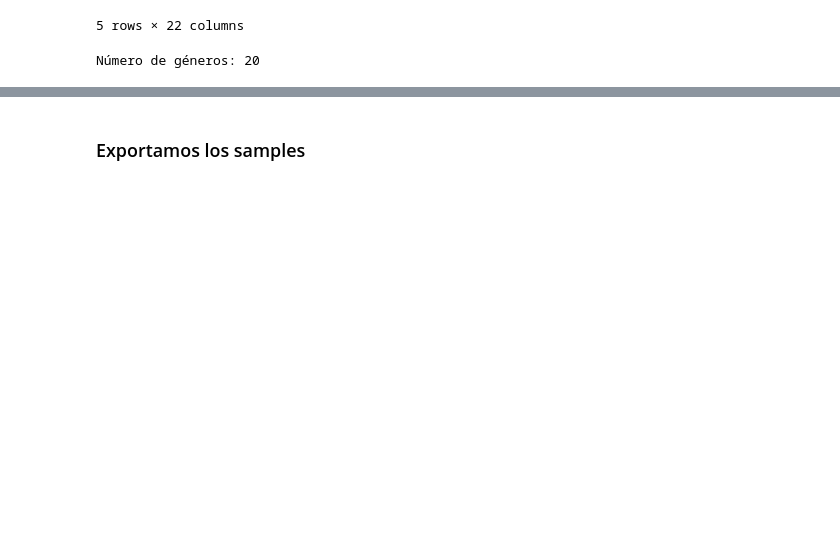
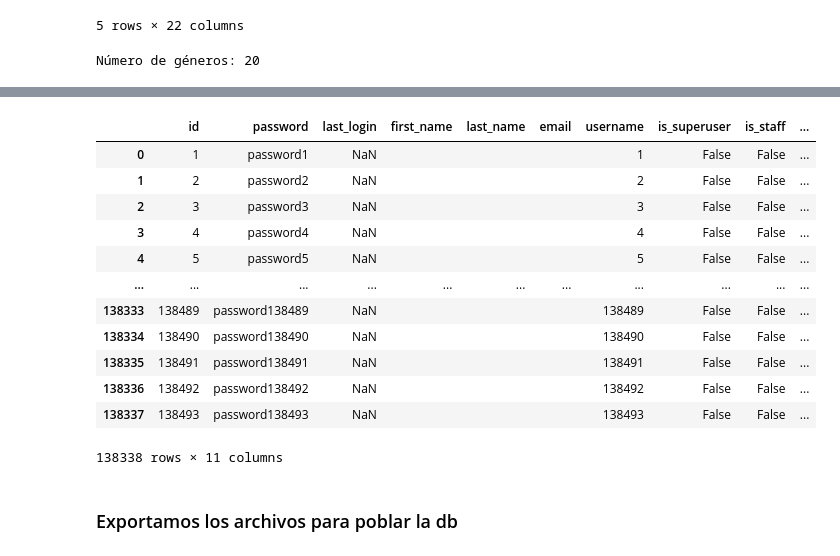
Before and after one commit to JuanDiegoGonzalez/Taller1SisRec, a Jupyter notebook: models/preprocessing.ipynb, the cells around one changed output, grey strips where cells are left out. Saved outputs shown, nothing was run; the diff lists cells and outputs as text; code cells hidden in the pictures; blank space fills up the shorter version.

```diff
--- a/models/preprocessing.ipynb
+++ b/models/preprocessing.ipynb
@@ -293,0 +373,8 @@ Número de géneros: 20
+# %%
+unique_users = sorted(ratings_sample['user_id'].unique())
+
+df_unique_users = pd.DataFrame(unique_users, columns=['user_id'])
+
+df_unique_users['password'] = df_unique_users['user_id'].apply(lambda x: f'password{str(x)}')
+
+df_unique_users
@@ -293,0 +606,4 @@ Número de géneros: 20
+# %%
+user_example = pd.read_csv("./data/user_example.csv")
+
+user_example
@@ -294,2 +613,43 @@ Número de géneros: 20
+# %%
+def assign_date():
+    return user_example["date_joined"]
+# %%
+df_unique_users_rename = df_unique_users.rename(columns={"user_id": "id"})
+
+df_unique_users_rename["last_login"] = np.NaN
+
+df_unique_users_rename["first_name"] = ""
+
+df_unique_users_rename["last_name"] = ""
+
+df_unique_users_rename["email"] = ""
+
+df_unique_users_rename["username"] = df_unique_users_rename["id"]
+
+df_unique_users_rename["is_superuser"] = False
+
+df_unique_users_rename["is_staff"] = False
+
+df_unique_users_rename["is_active"] = True
+
+df_unique_users_rename["date_joined"] = ""
+
+df_unique_users_rename["date_joined"] = df_unique_users_rename["date_joined"].apply(lambda x: assign_date())
+
+df_unique_users_rename
+# %% [output]
+|  | id | password | last_login | first_name | last_name | email | username | is_superuser | is_staff | ... |
+| 0 | 1 | password1 | NaN |  |  |  | 1 | False | False | ... |
+| 1 | 2 | password2 | NaN |  |  |  | 2 | False | False | ... |
+| 2 | 3 | password3 | NaN |  |  |  | 3 | False | False | ... |
+| 3 | 4 | password4 | NaN |  |  |  | 4 | False | False | ... |
+| 4 | 5 | password5 | NaN |  |  |  | 5 | False | False | ... |
+| ... | ... | ... | ... | ... | ... | ... | ... | ... | ... | ... |
+| 138333 | 138489 | password138489 | NaN |  |  |  | 138489 | False | False | ... |
+| 138334 | 138490 | password138490 | NaN |  |  |  | 138490 | False | False | ... |
+| 138335 | 138491 | password138491 | NaN |  |  |  | 138491 | False | False | ... |
+| 138336 | 138492 | password138492 | NaN |  |  |  | 138492 | False | False | ... |
+| 138337 | 138493 | password138493 | NaN |  |  |  | 138493 | False | False | ... |
+138338 rows × 11 columns
 # %% [markdown]
-### Exportamos los samples
+### Exportamos los archivos para poblar la db
```
Also changed, not shown: parts of 30 cells of this notebook, 9 other files.
